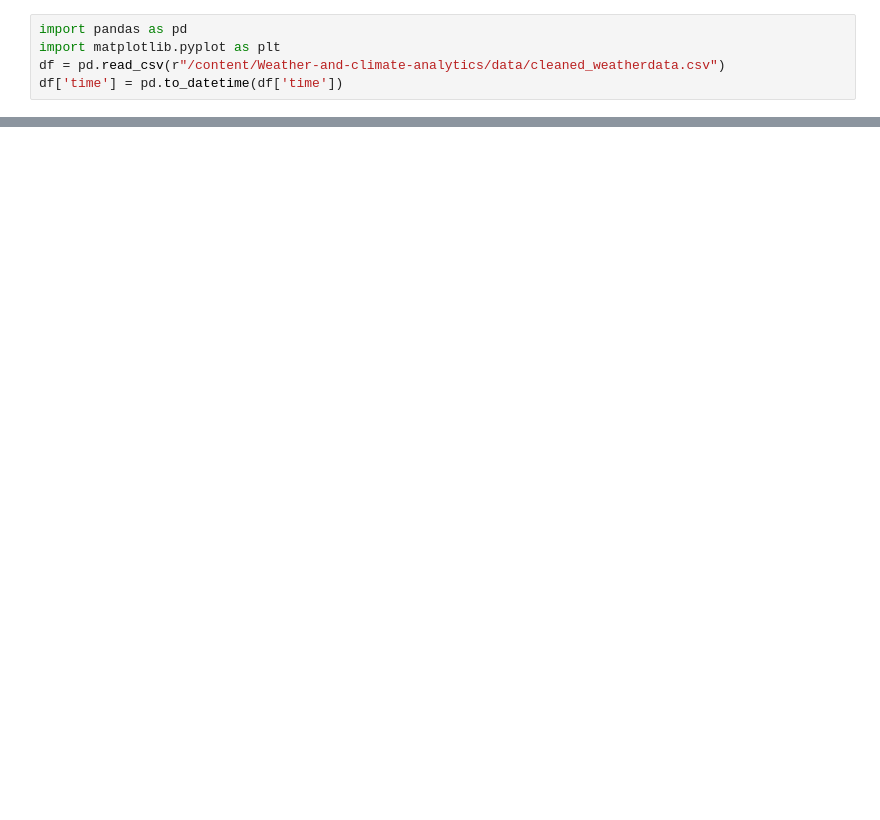
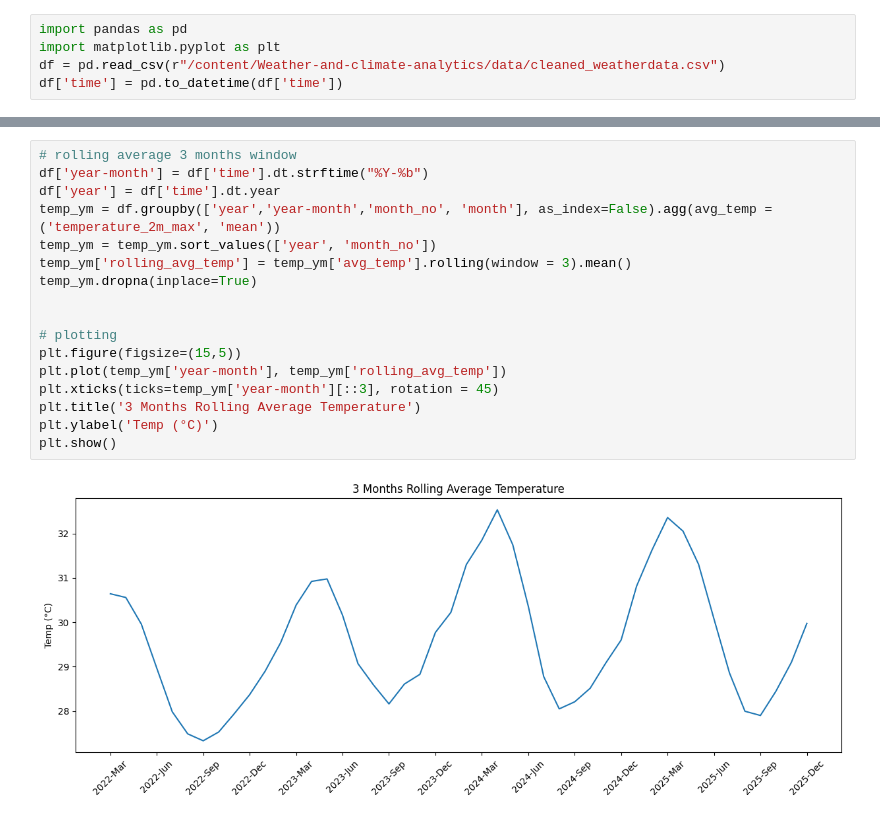
Before and after one commit to snandhakishor/Weather-and-climate-analytics, a Jupyter notebook: weatheranalysis.ipynb, the cells around one changed output, grey strips where cells are left out. Saved outputs shown, nothing was run; the diff lists cells and outputs as text; blank space fills up the shorter version.

```diff
--- a/weatheranalysis.ipynb
+++ b/weatheranalysis.ipynb
@@ -20,3 +20,22 @@ plt.ylabel('Temp in C')
 plt.show()
 # %% [output]
 [figure]
+# %%
+# rolling average 3 months window
+df['year-month'] = df['time'].dt.strftime("%Y-%b")
+df['year'] = df['time'].dt.year
+temp_ym = df.groupby(['year','year-month','month_no', 'month'], as_index=False).agg(avg_temp = ('temperature_2m_max', 'mean'))
+temp_ym = temp_ym.sort_values(['year', 'month_no'])
+temp_ym['rolling_avg_temp'] = temp_ym['avg_temp'].rolling(window = 3).mean()
+temp_ym.dropna(inplace=True)
+
+
+# plotting
+plt.figure(figsize=(15,5))
+plt.plot(temp_ym['year-month'], temp_ym['rolling_avg_temp'])
+plt.xticks(ticks=temp_ym['year-month'][::3], rotation = 45)
+plt.title('3 Months Rolling Average Temperature')
+plt.ylabel('Temp (°C)')
+plt.show()
+# %% [output]
+[figure, added]
```
Also changed, not shown: parts of 1 cell of this notebook.
